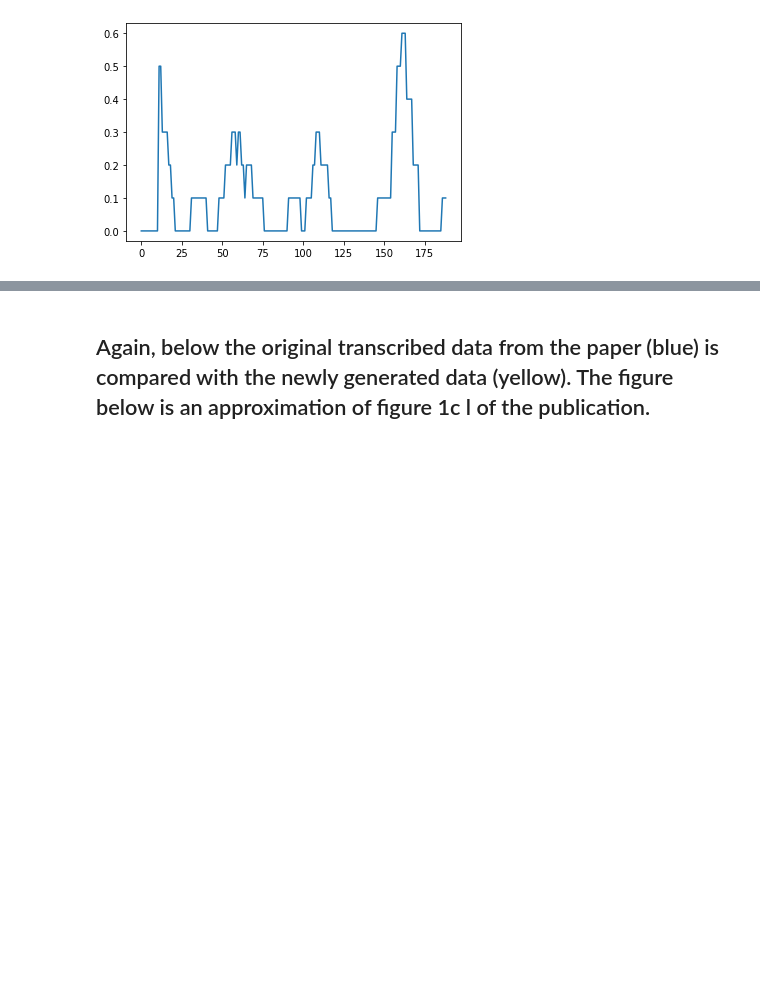
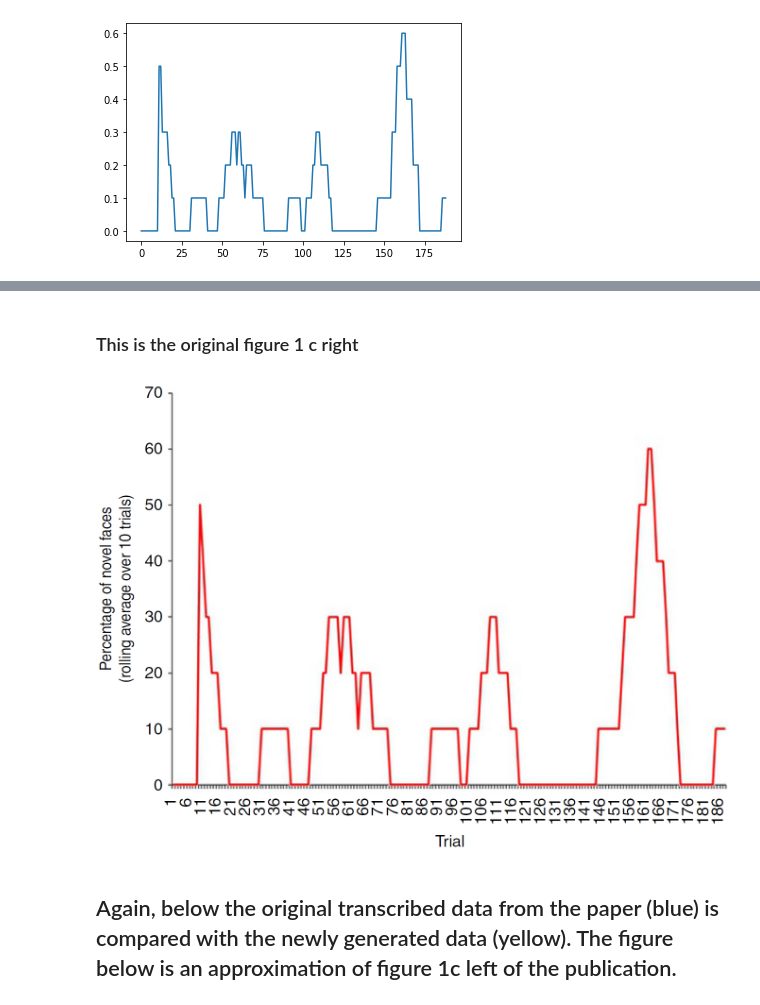
Before and after one commit to H-NeverHome/Apps_Tzakiris_2013, a Jupyter notebook: datagen.ipynb, the cells around one changed output, grey strips where cells are left out. Drawn from its saved outputs; the diff is of its cells as text; code cells hidden in the pictures; blank space fills up the shorter version.

```diff
--- a/datagen.ipynb
+++ b/datagen.ipynb
@@ -69,5 +72,11 @@ result = find_trial_list_189(res_2[0], data_raw_fig1_c_l, 1000)
+# %% [markdown]
+### This is the original  figure 1 c right
+# %%
+Image("Fig_1_c_right\Fig_1_c_right.png")
+# %% [output]
+[figure, added]
 # %% [markdown]
-## Again, below the original transcribed data from the paper (blue) is compared with the newly generated data (yellow). The figure below is an approximation of figure 1c l of the publication.
+## Again, below the original transcribed data from the paper (blue) is compared with the newly generated data (yellow). The figure below is an approximation of figure 1c left of the publication.
 # %%
 plot1 = sns.lineplot(data=data_raw_fig1_c_l)
 plot1 = sns.lineplot(data=np.array(result[4]))
```
Also changed, not shown: parts of 8 cells of this notebook.
